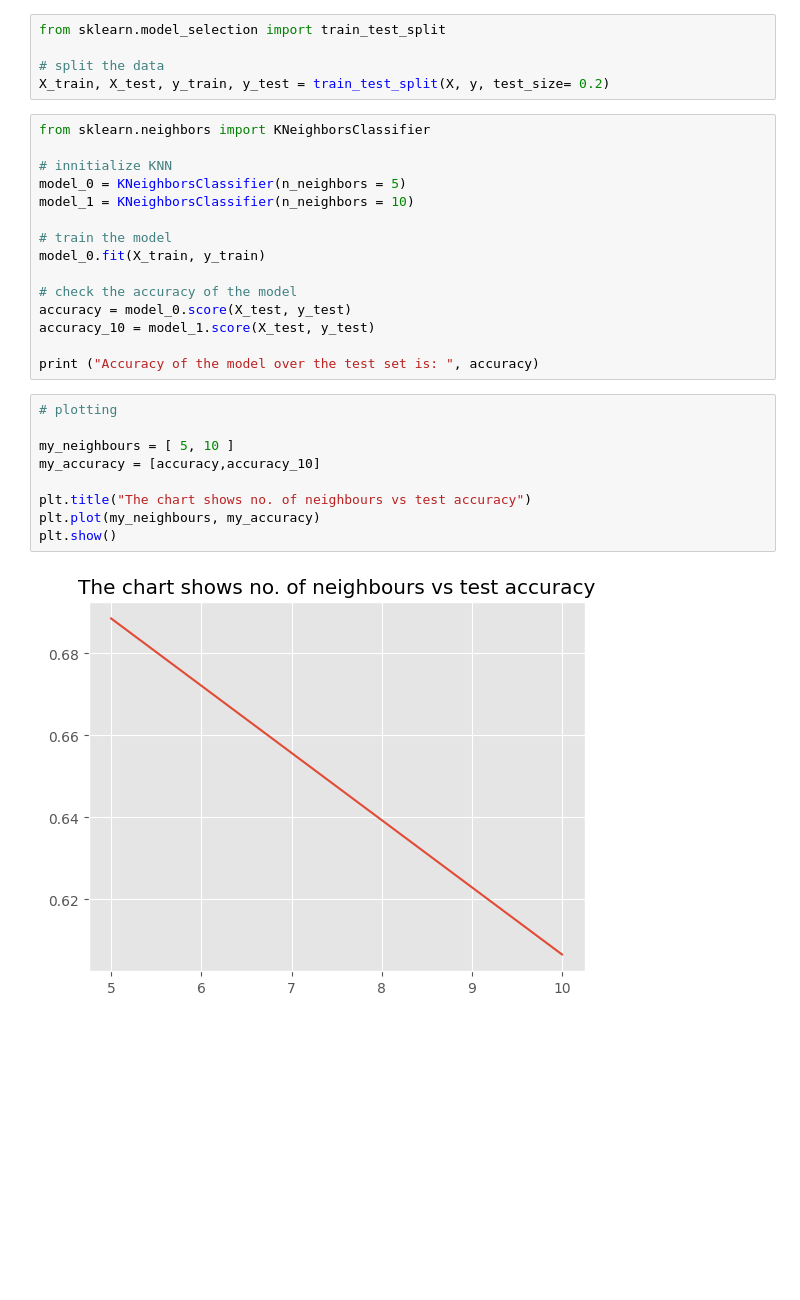
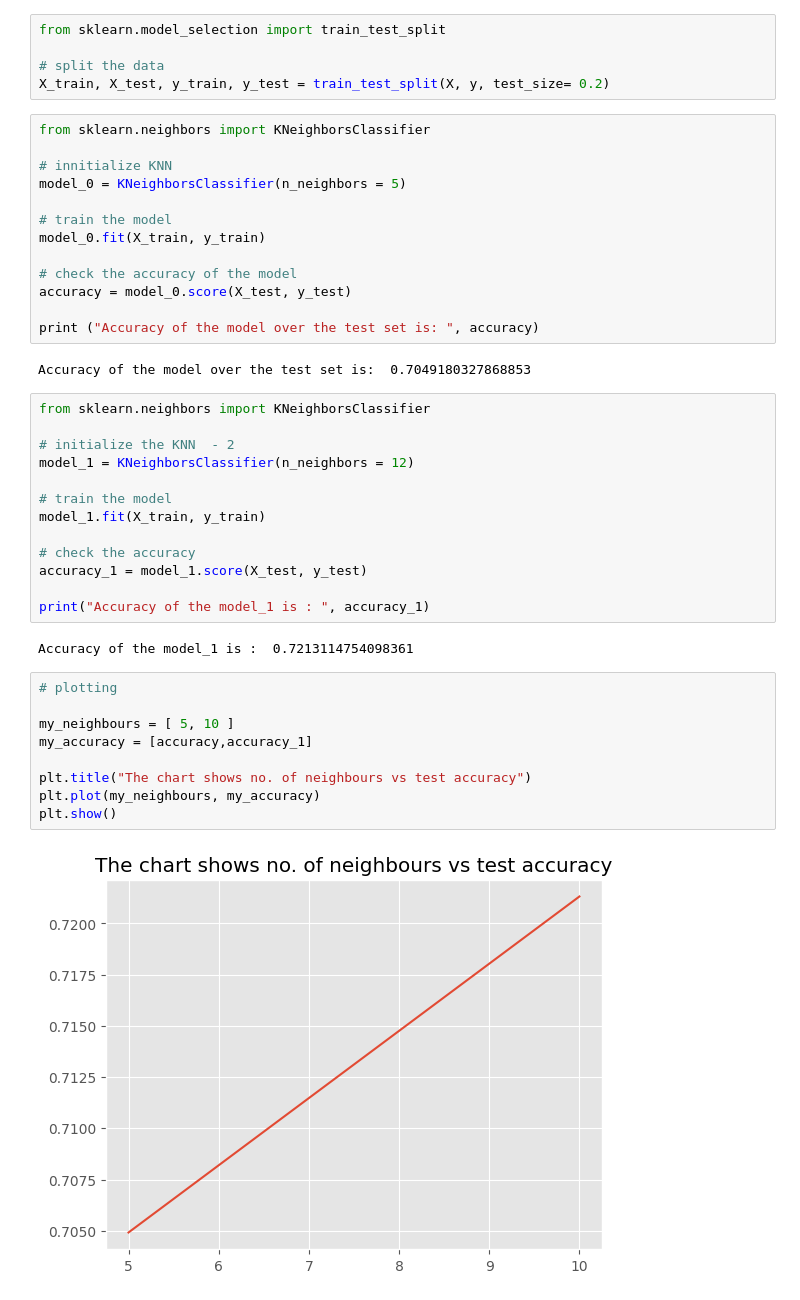
Before and after one commit to uzair011/CN5021--practical, a Jupyter notebook: week07_KNN_practical_.ipynb, the cells around one changed output. Drawn from its saved outputs; the diff is of its cells as text; blank space fills up the shorter version.

```diff
--- a/week07_KNN_practical_.ipynb
+++ b/week07_KNN_practical_.ipynb
@@ -55,24 +55,39 @@ from sklearn.neighbors import KNeighborsClassifier
 
 # innitialize KNN
 model_0 = KNeighborsClassifier(n_neighbors = 5)
-model_1 = KNeighborsClassifier(n_neighbors = 10)
 
 # train the model
 model_0.fit(X_train, y_train)
 
 # check the accuracy of the model
 accuracy = model_0.score(X_test, y_test)
-accuracy_10 = model_1.score(X_test, y_test)
 
 print ("Accuracy of the model over the test set is: ", accuracy)
+# %% [output]
+Accuracy of the model over the test set is:  0.7049180327868853
+# %%
+from sklearn.neighbors import KNeighborsClassifier
+
+# initialize the KNN  - 2
+model_1 = KNeighborsClassifier(n_neighbors = 12)
+
+# train the model
+model_1.fit(X_train, y_train)
+
+# check the accuracy
+accuracy_1 = model_1.score(X_test, y_test)
+
+print("Accuracy of the model_1 is : ", accuracy_1)
+# %% [output]
+Accuracy of the model_1 is :  0.7213114754098361
 # %%
 # plotting
 
 my_neighbours = [ 5, 10 ]
-my_accuracy = [accuracy,accuracy_10]
+my_accuracy = [accuracy,accuracy_1]
 
 plt.title("The chart shows no. of neighbours vs test accuracy")
 plt.plot(my_neighbours, my_accuracy)
 plt.show()
 # %% [output]
-[figure, old version]
+[figure, new version]
```
